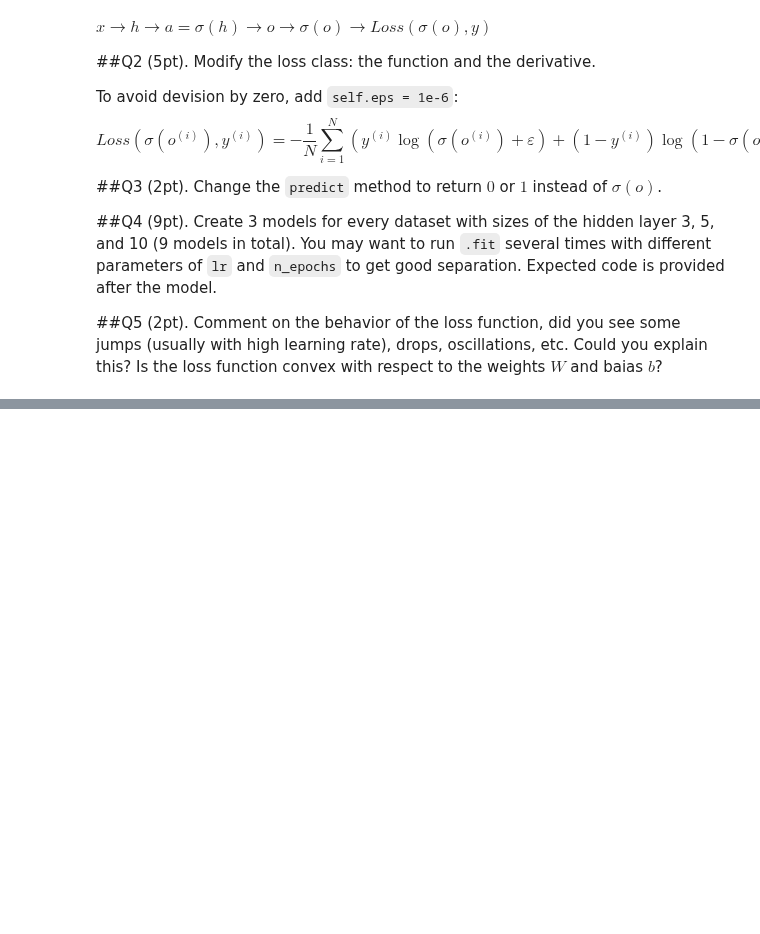
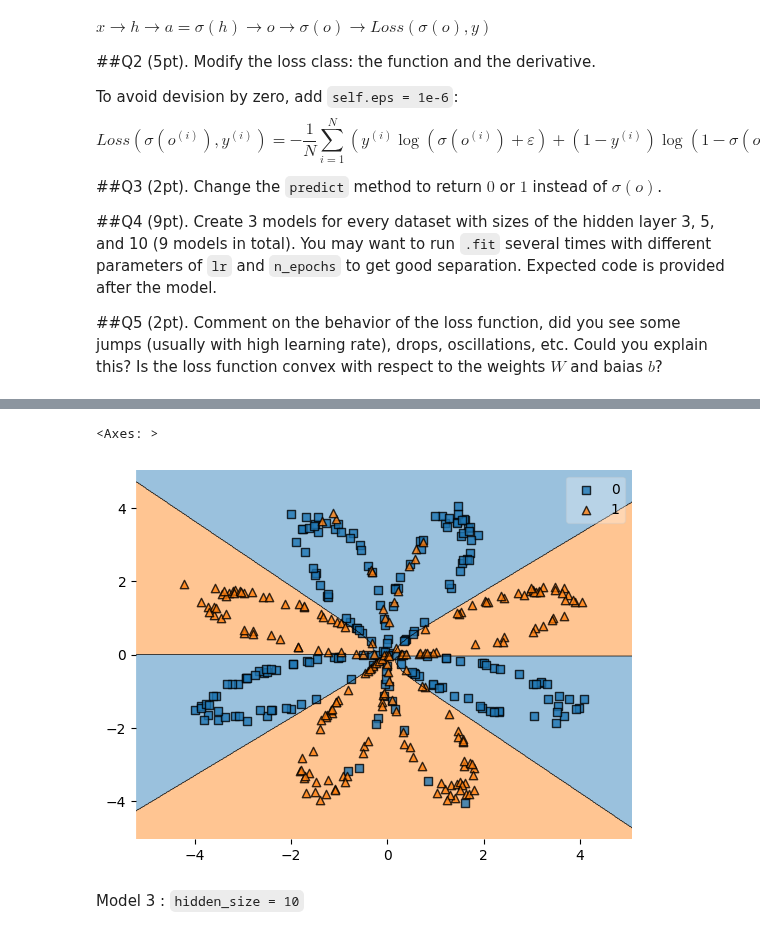
Before and after one commit to Nick-Azzarano/Machine-Learning-Practice, a Jupyter notebook: Spring2025/Homeworks/HW9_Azzarano_Nick.ipynb, the cells around one changed output, grey strips where cells are left out. Saved outputs shown, nothing was run; the diff lists cells and outputs as text; code cells hidden in the pictures; blank space fills up the shorter version.

```diff
--- a/Spring2025/Homeworks/HW9_Azzarano_Nick.ipynb
+++ b/Spring2025/Homeworks/HW9_Azzarano_Nick.ipynb
@@ -191,0 +209,7 @@ plot_decision_regions(x,y.reshape(-1,),model_1)
+# %%
+plot_decision_regions(x,y.reshape(-1,),model_2)
+# %% [output]
+<Axes: >
+[figure, added]
+# %% [markdown]
+Model 3 : `hidden_size = 10`
```
Also changed, not shown: parts of 20 cells of this notebook.
